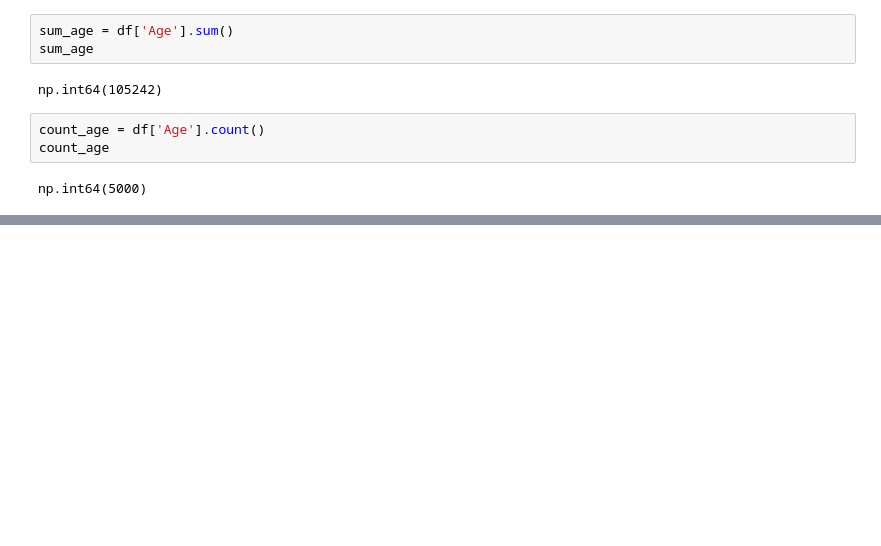
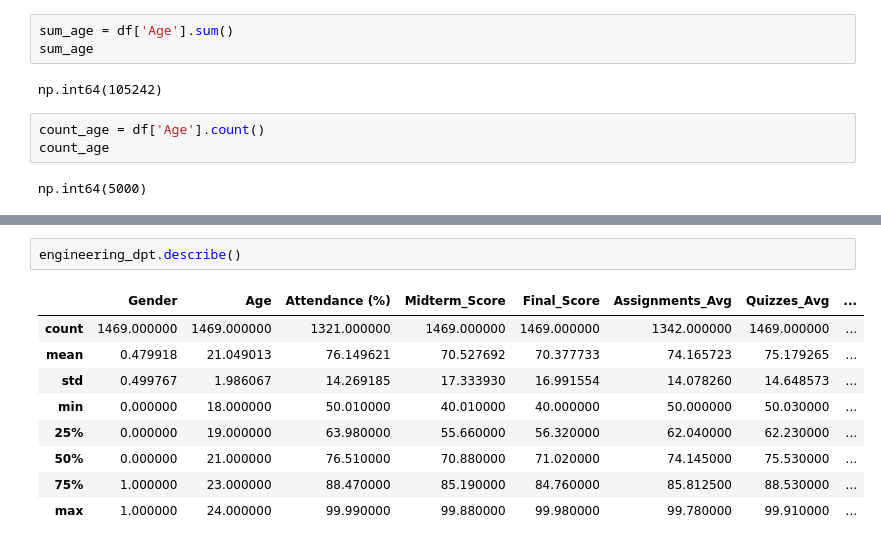
Before and after one commit to Shemnderitu/Pandasbasics, a Jupyter notebook: Pandas.ipynb, the cells around one changed output, grey strips where cells are left out. Drawn from its saved outputs; the diff is of its cells as text; blank space fills up the shorter version.

```diff
--- a/Pandas.ipynb
+++ b/Pandas.ipynb
@@ -131,0 +188,12 @@ np.int64(5000)
+# %%
+engineering_dpt.describe()
+# %% [output]
+|  | Gender | Age | Attendance (%) | Midterm_Score | Final_Score | Assignments_Avg | Quizzes_Avg | ... |
+| count | 1469.000000 | 1469.000000 | 1321.000000 | 1469.000000 | 1469.000000 | 1342.000000 | 1469.000000 | ... |
+| mean | 0.479918 | 21.049013 | 76.149621 | 70.527692 | 70.377733 | 74.165723 | 75.179265 | ... |
+| std | 0.499767 | 1.986067 | 14.269185 | 17.333930 | 16.991554 | 14.078260 | 14.648573 | ... |
+| min | 0.000000 | 18.000000 | 50.010000 | 40.010000 | 40.000000 | 50.000000 | 50.030000 | ... |
+| 25% | 0.000000 | 19.000000 | 63.980000 | 55.660000 | 56.320000 | 62.040000 | 62.230000 | ... |
+| 50% | 0.000000 | 21.000000 | 76.510000 | 70.880000 | 71.020000 | 74.145000 | 75.530000 | ... |
+| 75% | 1.000000 | 23.000000 | 88.470000 | 85.190000 | 84.760000 | 85.812500 | 88.530000 | ... |
+| max | 1.000000 | 24.000000 | 99.990000 | 99.880000 | 99.980000 | 99.780000 | 99.910000 | ... |
```
Also changed, not shown: parts of 3 cells of this notebook.
